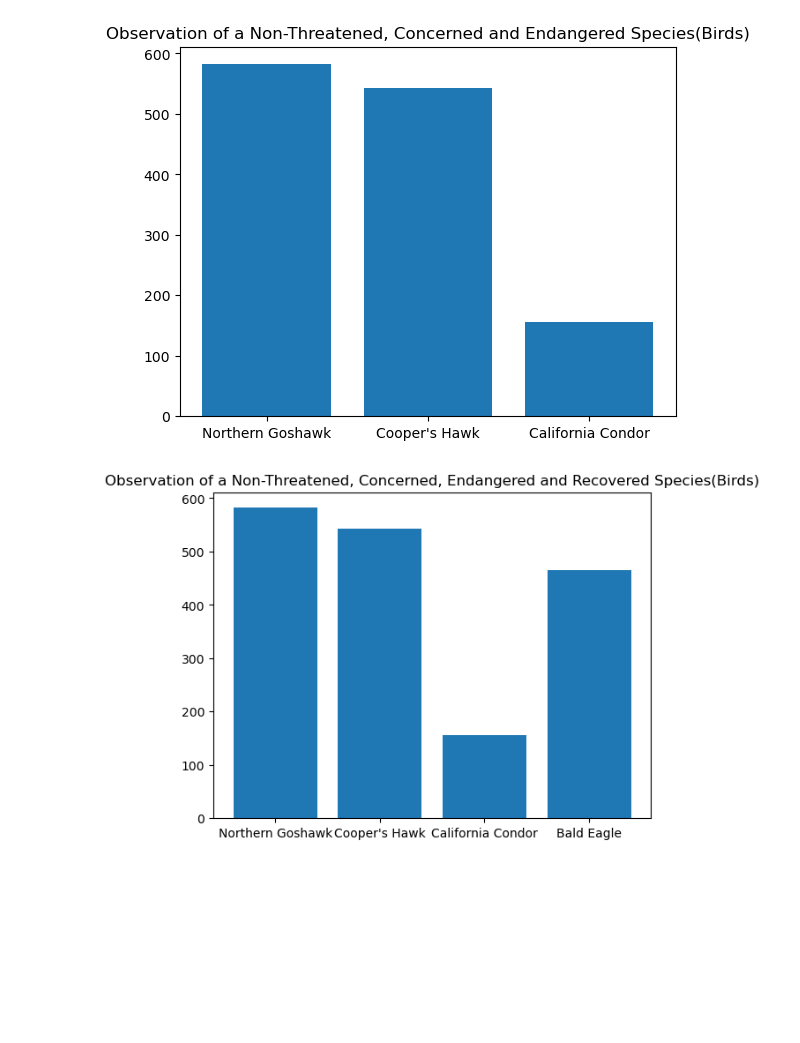
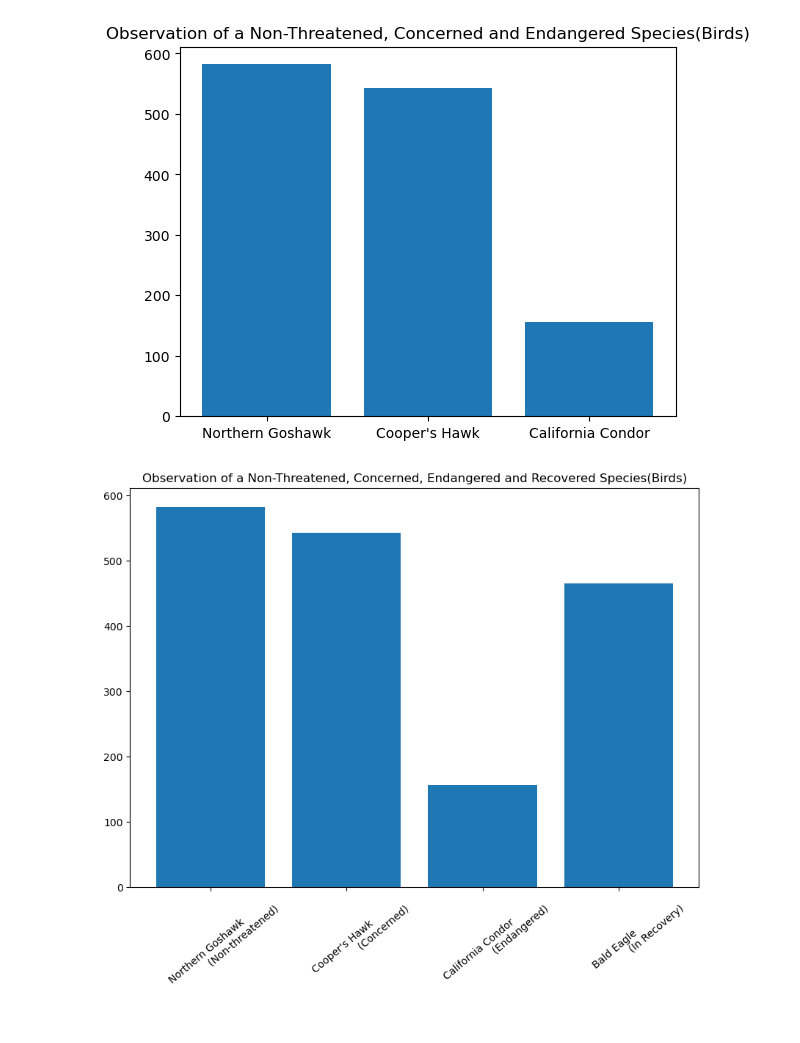
Before and after one commit to MrShade138/Biodiversity-Project, a Jupyter notebook: biodiversity.ipynb, the cells around one changed output. Drawn from its saved outputs; the diff is of its cells as text; code cells hidden in the pictures; blank space fills up the shorter version.

```diff
--- a/biodiversity.ipynb
+++ b/biodiversity.ipynb
@@ -187,15 +173,26 @@ plt.show()
 As we see here the fall off is pretty steep and even when we llok at a recovering species.
 # %%
 bald_eagle = inrecovery_obs.loc[inrecovery_obs.common_names == 'Bald Eagle']
-counts6= [northern_goshawk.observations.sum(), coopers_hawk.observations.sum(), cali_condor.observations.sum(), bald_eagle.observations.sum()]
+counts6= [northern_goshawk.observations.sum(), coopers_hawk.observations.sum(), \
+          cali_condor.observations.sum(), bald_eagle.observations.sum()]
+plt.figure(figsize= (10,8))
 ax= plt.subplot()
 plt.bar(range(len(counts6)), counts6)
 plt.title('Observation of a Non-Threatened, Concerned, Endangered and Recovered Species(Birds)')
 ax.set_xticks(range(len(counts6)))
-ax.set_xticklabels(['Northern Goshawk','Cooper\'s Hawk', 'California Condor', 'Bald Eagle'])
+ax.set_xticklabels(['''Northern Goshawk
+                        (Non-threatened)''',\
+                        '''Cooper\'s Hawk
+                           (Concerned)''',\
+                        '''California Condor
+                            (Endangered)''',\
+                        '''Bald Eagle
+                            (In Recovery)'''], rotation= 40)
+plt.subplots_adjust(bottom= 0.2)
+plt.savefig('observations_bird_full.png')
 plt.show()
 # %% [output]
-[figure, old version]
+[figure, new version]
 # %%
 As we can see even though they are in recovery the bald eagle is not even up to the 'Concerned level'.
 This evidence suggests we must do everything we can to perserve our planet as coming back from the brink is harder
```
Also changed, not shown: parts of 10 cells of this notebook, 10 other files.
